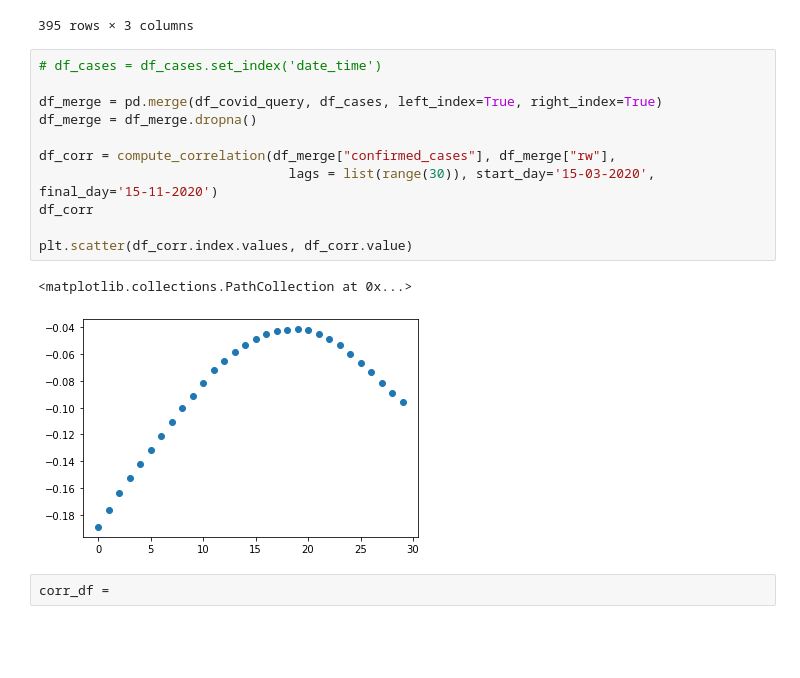
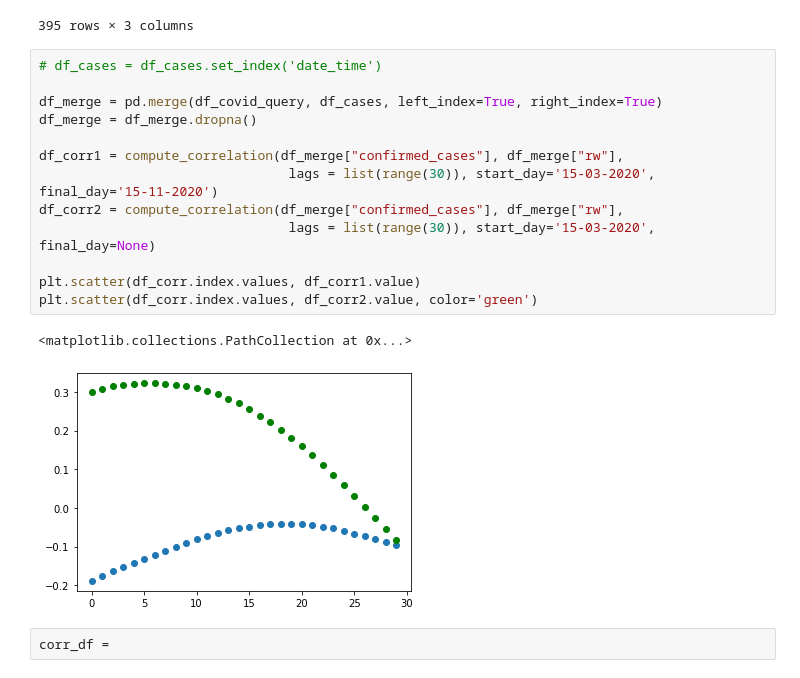
Before and after one commit to samueltof/covid19_forecast_ml, a Jupyter notebook: data_visualization.ipynb, the cells around one changed output. Cells and saved outputs as stored; diff of their text form; blank space fills up the shorter version.

Commit message:
adding corr

```diff
--- a/data_visualization.ipynb
+++ b/data_visualization.ipynb
@@ -458,17 +458,19 @@ df_covid_query
 # %%
 # df_cases = df_cases.set_index('date_time')
 
 df_merge = pd.merge(df_covid_query, df_cases, left_index=True, right_index=True)
 df_merge = df_merge.dropna()
 
-df_corr = compute_correlation(df_merge["confirmed_cases"], df_merge["rw"],
+df_corr1 = compute_correlation(df_merge["confirmed_cases"], df_merge["rw"],
                                 lags = list(range(30)), start_day='15-03-2020', final_day='15-11-2020')
-df_corr
+df_corr2 = compute_correlation(df_merge["confirmed_cases"], df_merge["rw"],
+                                lags = list(range(30)), start_day='15-03-2020', final_day=None)
 
-plt.scatter(df_corr.index.values, df_corr.value)
+plt.scatter(df_corr.index.values, df_corr1.value)
+plt.scatter(df_corr.index.values, df_corr2.value, color='green')
 # %% [output]
 <matplotlib.collections.PathCollection at 0x...>
-[figure, old version]
+[figure, new version]
 # %%
 corr_df =
 # %% [output]
```
